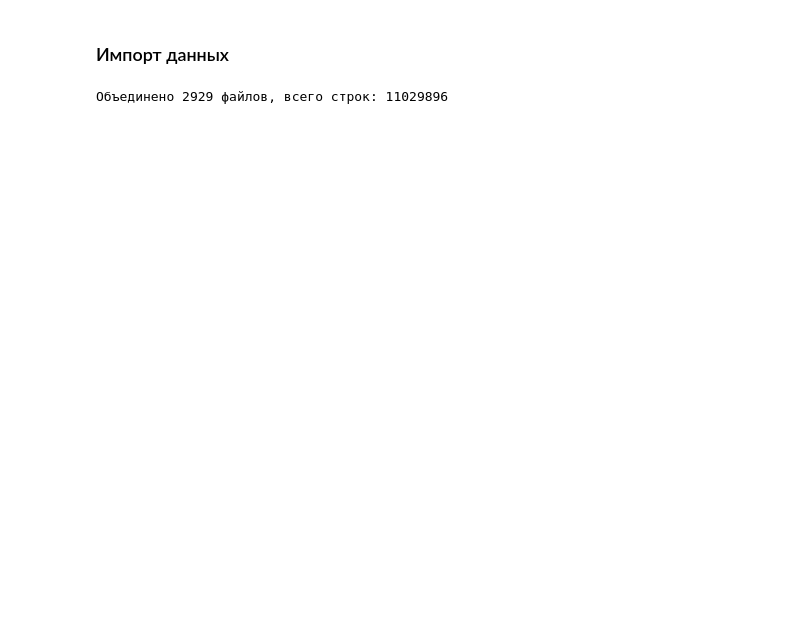
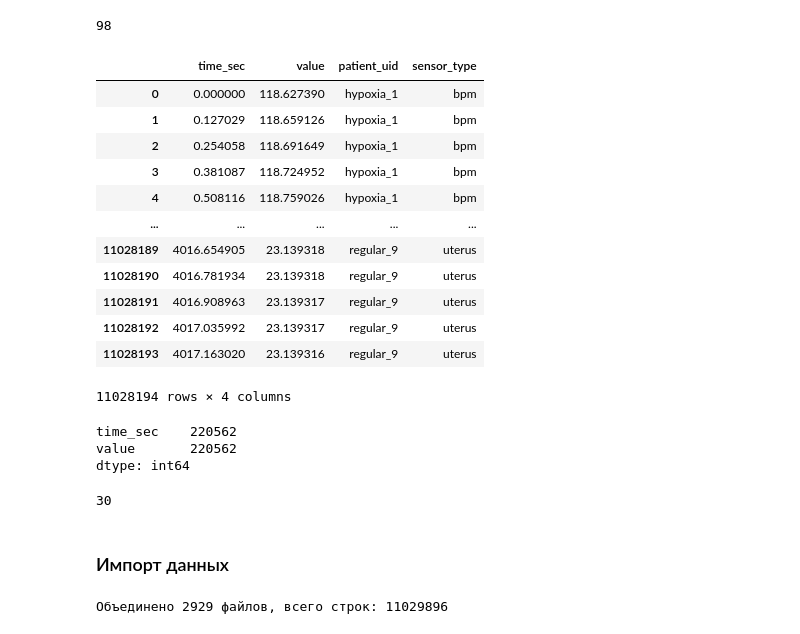
Before and after one commit to Krimson-Sun/fetal-monitory, a Jupyter notebook: data_analysis.ipynb, the cells around one changed output. Cells and saved outputs as stored; diff of their text form; code cells hidden in the pictures; blank space fills up the shorter version.

```diff
--- a/data_analysis.ipynb
+++ b/data_analysis.ipynb
@@ -5,0 +8,4 @@ import seaborn as sns
+# %%
+len(os.listdir('/home/be2r/hackathons/fetal-monitory/large_data/raw/ИТЭЛМА_ЛЦТ/regular'))
+# %% [output]
+98
@@ -6,3 +14,31 @@ import seaborn as sns
+# %%
+df = pd.read_pickle('/home/be2r/hackathons/fetal-monitory/large_data/preprocessed/filtered_signals_df.pkl')
+# %%
+df
+# %% [output]
+|  | time_sec | value | patient_uid | sensor_type |
+| 0 | 0.000000 | 118.627390 | hypoxia_1 | bpm |
+| 1 | 0.127029 | 118.659126 | hypoxia_1 | bpm |
+| 2 | 0.254058 | 118.691649 | hypoxia_1 | bpm |
+| 3 | 0.381087 | 118.724952 | hypoxia_1 | bpm |
+| 4 | 0.508116 | 118.759026 | hypoxia_1 | bpm |
+| ... | ... | ... | ... | ... |
+| 11028189 | 4016.654905 | 23.139318 | regular_9 | uterus |
+| 11028190 | 4016.781934 | 23.139318 | regular_9 | uterus |
+| 11028191 | 4016.908963 | 23.139317 | regular_9 | uterus |
+| 11028192 | 4017.035992 | 23.139317 | regular_9 | uterus |
+| 11028193 | 4017.163020 | 23.139316 | regular_9 | uterus |
+11028194 rows × 4 columns
+# %%
+df.groupby(['patient_uid', 'sensor_type']).count().max()
+# %% [output]
+time_sec    220562
+value       220562
+dtype: int64
+# %%
+len(os.listdir('/home/be2r/hackathons/fetal-monitory/large_data/raw/ИТЭЛМА_ЛЦТ/hypoxia'))
+# %% [output]
+30
 # %% [markdown]
 ### Импорт данных
 # %%
```
Also changed, not shown: parts of 2 cells of this notebook, 17 other files.
